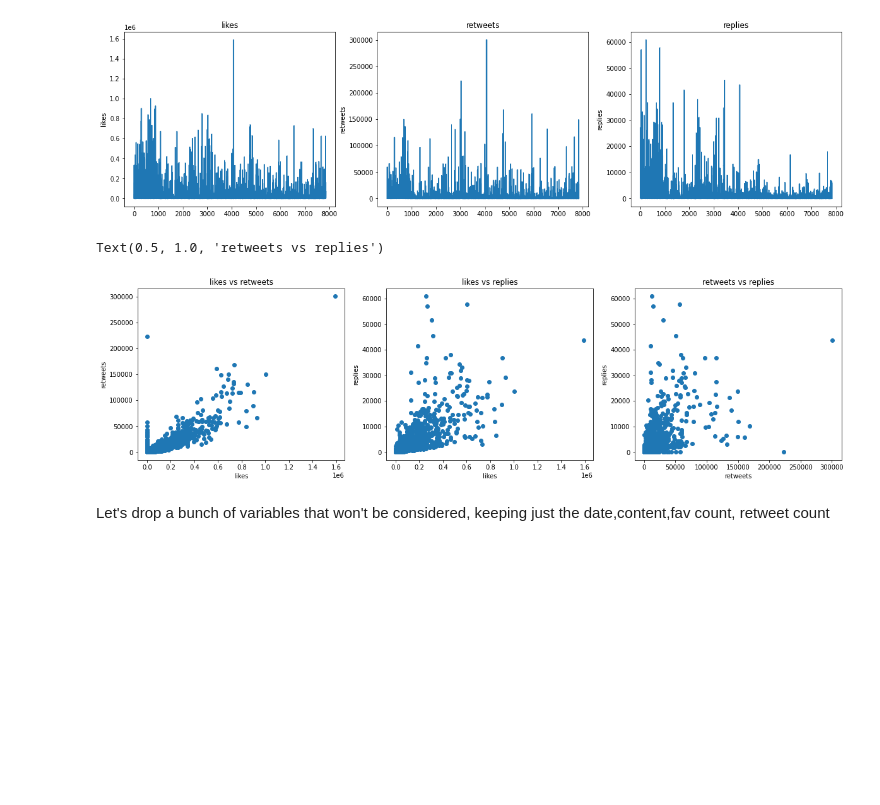
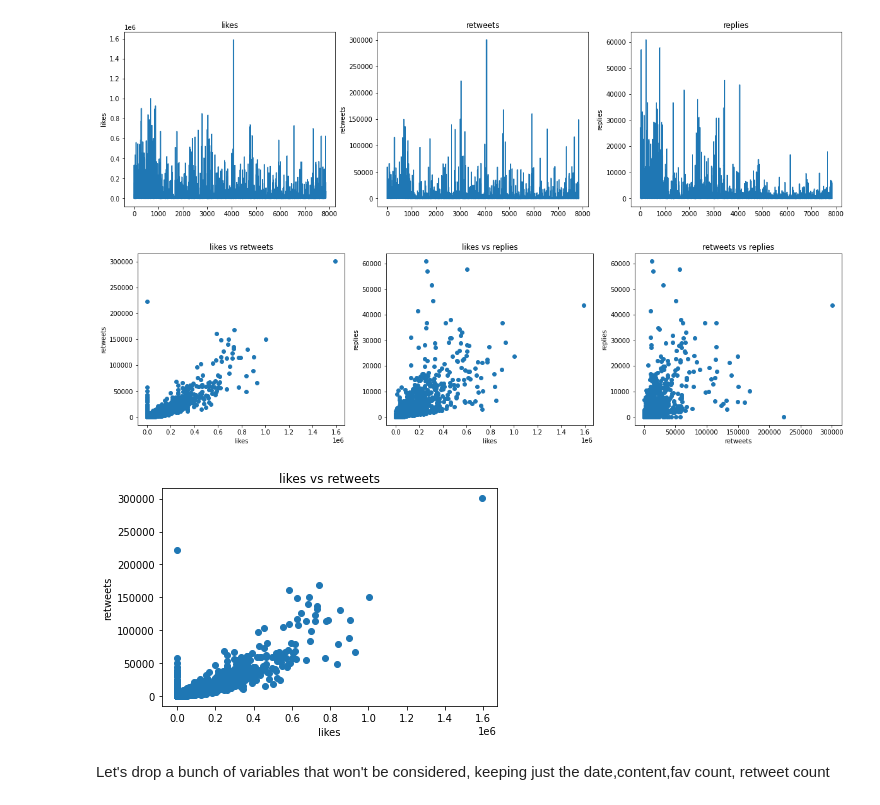
Before and after one commit to Sekarski/MasterThesis, a Jupyter notebook: exploration/preprocessing.ipynb, the cells around one changed output. Saved outputs shown, nothing was run; the diff lists cells and outputs as text; code cells hidden in the pictures; blank space fills up the shorter version.

```diff
--- a/exploration/preprocessing.ipynb
+++ b/exploration/preprocessing.ipynb
@@ -600,19 +636,31 @@ plt.show()
 # %%
 fig, axs = plt.subplots(1,3,figsize=(20,5))
 axs[0].scatter(tweets_musk['like_count'],tweets_musk['retweet_count'])
 axs[0].set_xlabel('likes');axs[0].set_ylabel('retweets')
 axs[0].set_title('likes vs retweets')
 
 axs[1].scatter(tweets_musk['like_count'],tweets_musk['reply_count'])
 axs[1].set_xlabel('likes');axs[1].set_ylabel('replies')
 axs[1].set_title('likes vs replies')
 
 axs[2].scatter(tweets_musk['retweet_count'],tweets_musk['reply_count'])
 axs[2].set_xlabel('retweets');axs[2].set_ylabel('replies')
 axs[2].set_title('retweets vs replies')
+
+plt.show()
+
+plt.scatter(tweets_musk['like_count'],tweets_musk['retweet_count'])
+plt.xlabel('likes')
+plt.ylabel('retweets')
+plt.title('likes vs retweets')
+
+img_likeretweets = "../report/img/img_likeretweets.pdf"
+plt.savefig(img_likeretweets,bbox_inches="tight")
+
+plt.show()
 # %% [output]
-Text(0.5, 1.0, 'retweets vs replies')
 [figure]
+[figure, added]
 # %% [markdown]
 Let's drop a bunch of variables that won't be considered, keeping just the date,content,fav count, retweet count
 # %%
```
Also changed, not shown: parts of 4 cells of this notebook, 9 other files.
